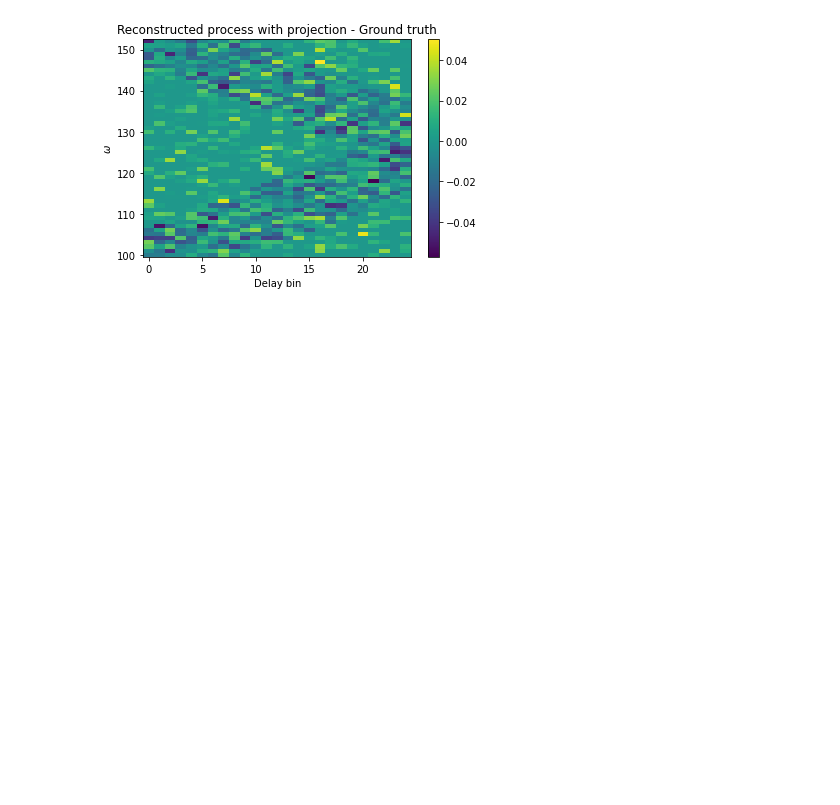
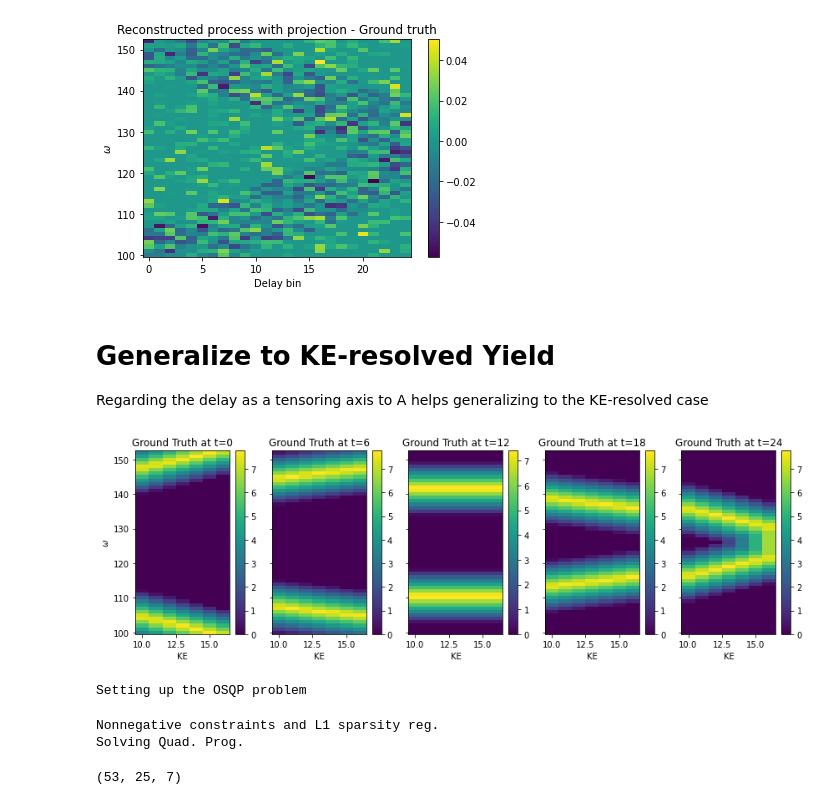
Before and after one commit to congzlwag/spook, a Jupyter notebook: spook/unittest/spsEncode.ipynb, the cells around one changed output. Saved outputs shown, nothing was run; the diff lists cells and outputs as text; code cells hidden in the pictures; blank space fills up the shorter version.

```diff
--- a/spook/unittest/spsEncode.ipynb
+++ b/spook/unittest/spsEncode.ipynb
@@ -128,3 +104,33 @@ plt.xlabel("Delay bin")
 # %% [output]
 Text(0.5, 0, 'Delay bin')
 [figure]
+# %% [markdown]
+# Generalize to KE-resolved Yield
+Regarding the delay as a tensoring axis to A helps generalizing to the KE-resolved case
+# %%
+Nw = 53
+Nt = 25
+Nb = 7
+Ng = 11
+taxis, waxis = np.arange(Nt), np.arange(Nw)+100
+baxis = np.arange(Nb)+10
+
+Xtrue = np.zeros((Nw, Nt, Nb))
+tt, aa = np.meshgrid(taxis, waxis)
+for b in np.arange(baxis.size):
+    for p1, p2 in zip([1,-1],[1,-1]):
+        p1 = p1 * (0.5 + b/(2*baxis.size))
+        tmp = 0.1*(Nw+Nt) - abs((aa - waxis[Nw//2]) + p1* (tt - Nt//2) - p2* 0.2*(Nw+Nt))
+        tmp[tmp<0] = 0
+        Xtrue[:,:,b] += tmp
+# %%
+fig, axs = plt.subplots(1,5, sharey=True, figsize=(12,4))
+for ax, t in zip(axs, [0,6,12,18,Nt-1]):
+    im = ax.pcolormesh(baxis, waxis, Xtrue[:,t,:], shading="nearest")
+    fig.colorbar(im, ax=ax)
+    ax.set_title(f"Ground Truth at t={t}")
+    ax.set_xlabel("KE")
+axs[0].set_ylabel("$\omega$")
+plt.tight_layout()
+# %% [output]
+[figure, added]
@@ -130,0 +156,13 @@ Text(0.5, 0, 'Delay bin')
+# %%
+spk0 = SpookPosL1(B, A, "ADraw", lsparse=0.0, lsmooth=(0.,1e-2,1e-2))
+# %% [output]
+Setting up the OSQP problem
+# %%
+X0 = spk0.getXopt()
+# %% [output]
+Nonnegative constraints and L1 sparsity reg.
+Solving Quad. Prog.
+# %%
+X0.shape
+# %% [output]
+(53, 25, 7)
```
Also changed, not shown: parts of 29 cells of this notebook, 6 other files.
